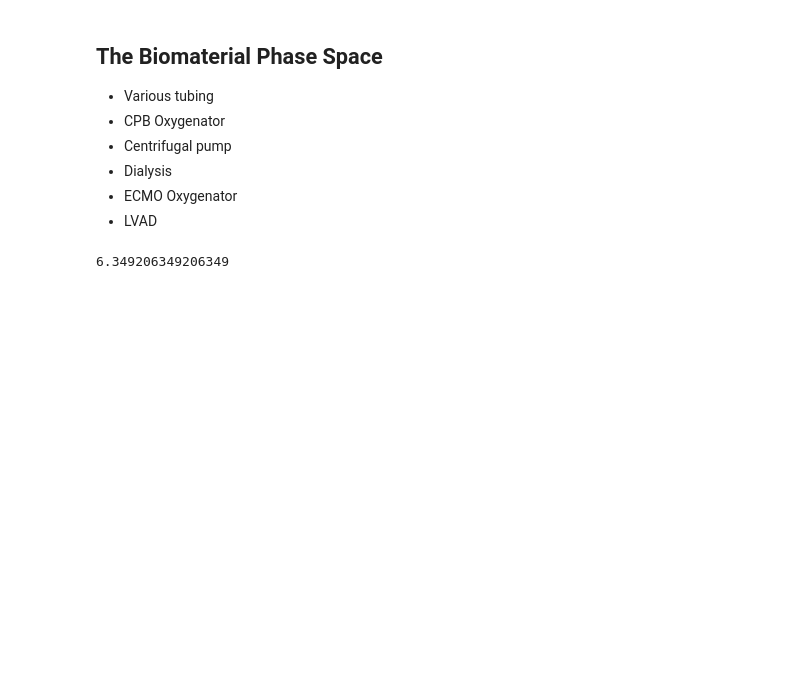
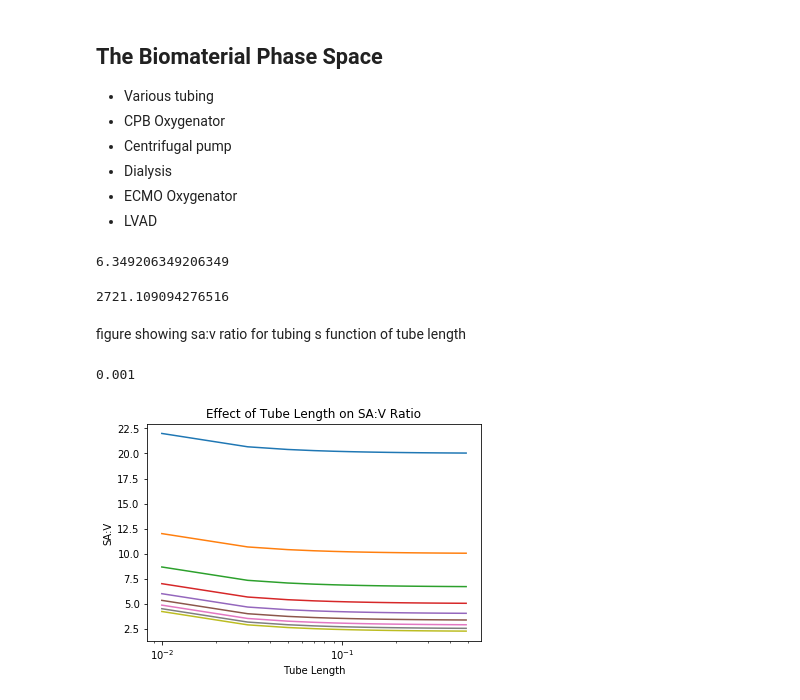
Before and after one commit to mesrobichaud/shear-cell, a Jupyter notebook: phase-space.ipynb, the cells around one changed output. Cells and saved outputs as stored; diff of their text form; code cells hidden in the pictures; blank space fills up the shorter version.

Commit message:
Tube data

```diff
--- a/phase-space.ipynb
+++ b/phase-space.ipynb
@@ -91,3 +97,15 @@ design_Plot([0.00635],ratios,velos,0.0055)
 surf_Tube(0.00315)
 # %% [output]
 6.349206349206349
+# %%
+shear_Rate(0.00775,0.0081,1200)
+# %% [output]
+2721.109094276516
+# %% [markdown]
+figure showing sa:v ratio for tubing s function of tube length
+# %%
+lengths = np.arange(0.01, 0.5,0.02)
+r = np.arange(0.001,0.01,0.001)
+surf_areas = [2*math.pi*(i*100)**2 +
+              2*(lengths*100)*math.pi*i*100 for i in r]
+volume = [math.pi*(i*100)**2*(lengths*100) for i in r]
@@ -93,0 +114,15 @@ surf_Tube(0.00315)
+# %%
+r[0]
+# %% [output]
+0.001
+# %%
+#units should be cm*2/ml
+for i in range(0,len(r)):
+    plt.plot(lengths,surf_areas[i]/volume[i],label=r[i])
+    plt.xscale('log')
+    #plt.yscale('log')
+    plt.title('Effect of Tube Length on SA:V Ratio')
+    plt.xlabel('Tube Length')
+    plt.ylabel('SA:V')
+# %% [output]
+[figure, added]
```
Also changed, not shown: parts of 3 cells of this notebook, 4 other files.
